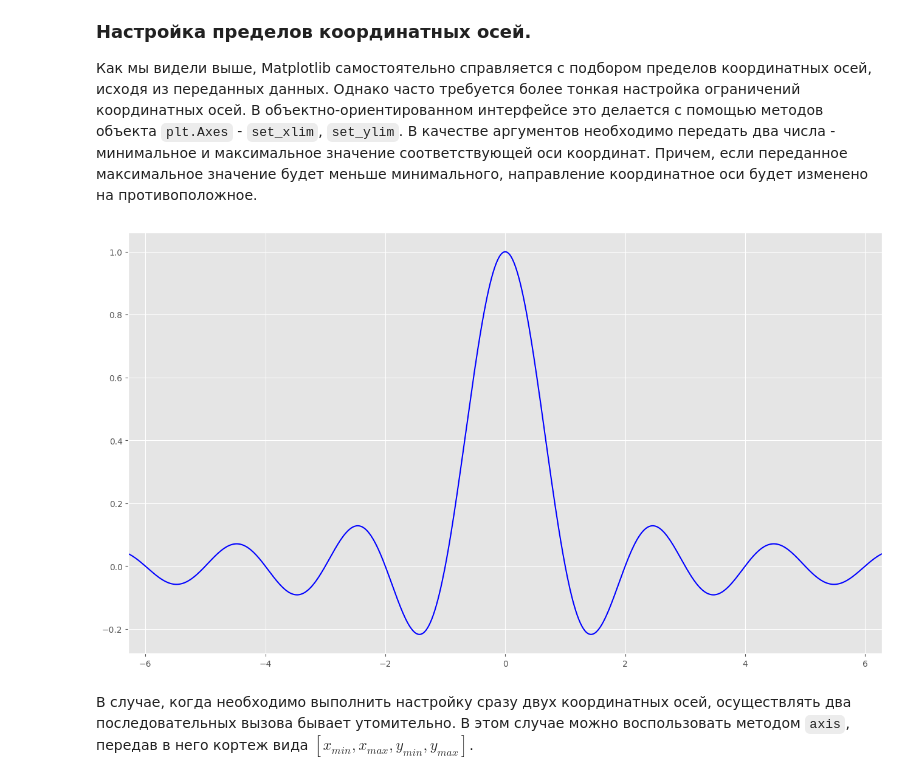
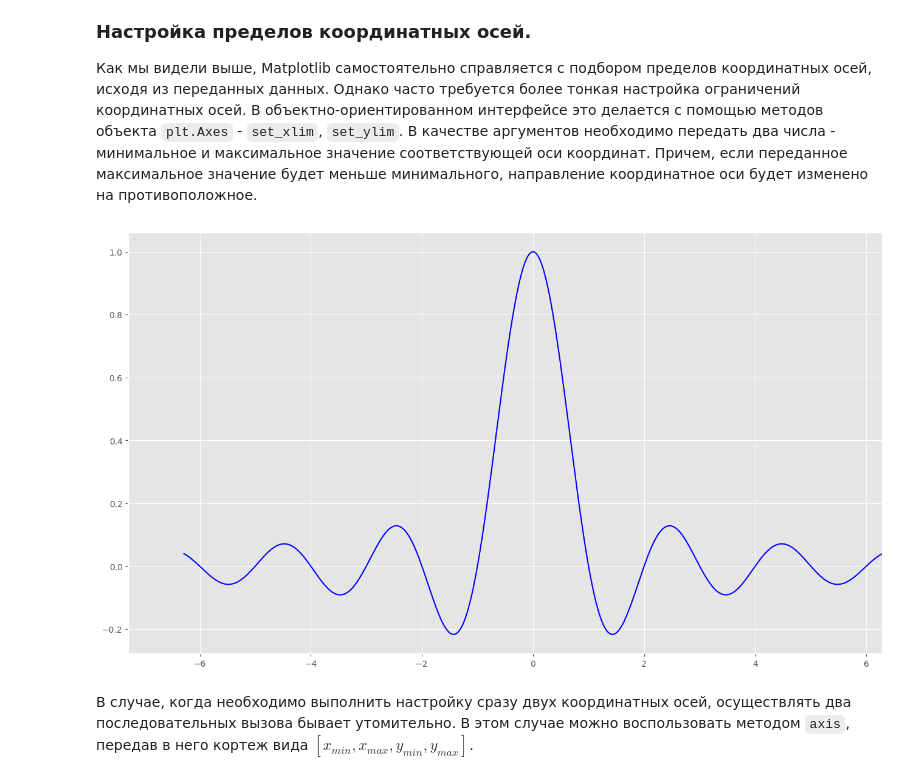
Before and after one commit to EvgrafovMichail/python_mipt_dafe, a Jupyter notebook: lessons/sem2_lesson07/sem7_313/sem7_matplotlib_intro.ipynb, the cells around one changed output. Cells and saved outputs as stored; diff of their text form; code cells hidden in the pictures.

```diff
--- a/lessons/sem2_lesson07/sem7_313/sem7_matplotlib_intro.ipynb
+++ b/lessons/sem2_lesson07/sem7_313/sem7_matplotlib_intro.ipynb
@@ -256,10 +256,10 @@ ordinates = np.sinc(abscissa)
 # %%
 _, axis = plt.subplots(figsize=(16, 9))
 
 axis.plot(abscissa, ordinates, color="blue")
-axis.set_xlim(abscissa.min(), abscissa.max());
+axis.set_xlim(abscissa.min()-1, abscissa.max());
 # %% [output]
-[figure, old version]
+[figure, new version]
 # %% [markdown]
 В случае, когда необходимо выполнить настройку сразу двух координатных осей, осуществлять два последовательных вызова бывает утомительно. В этом случае можно воспользовать методом `axis`, передав в него кортеж вида $[x_{min}, x_{max}, y_{min}, y_{max}]$.
 # %%
```
Also changed, not shown: parts of 4 cells of this notebook, 1 other file.
